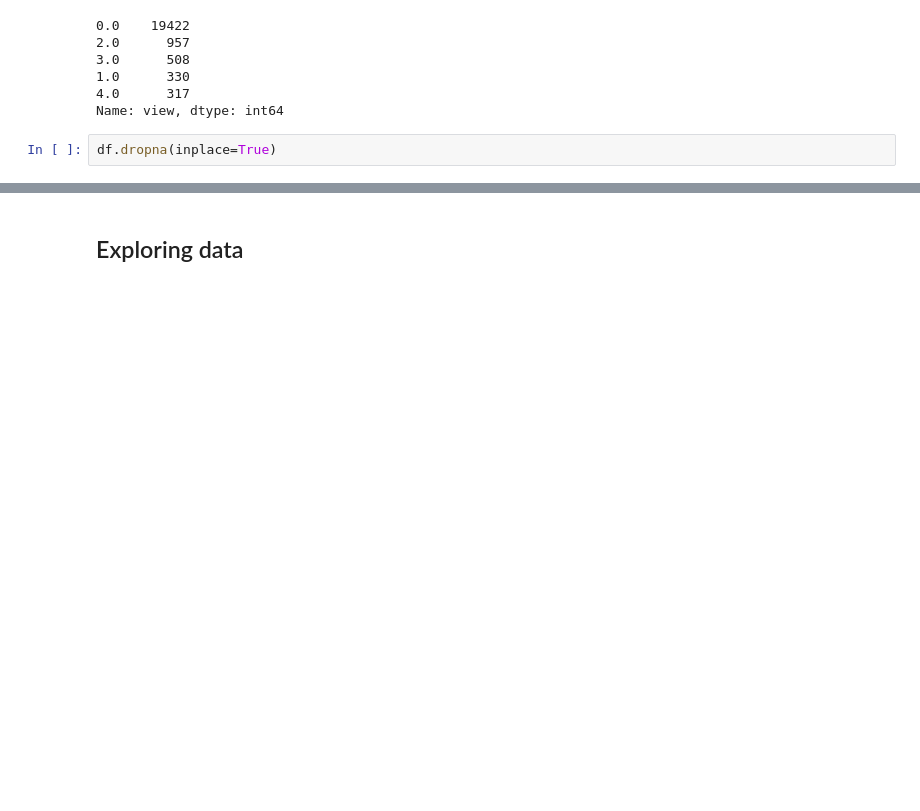
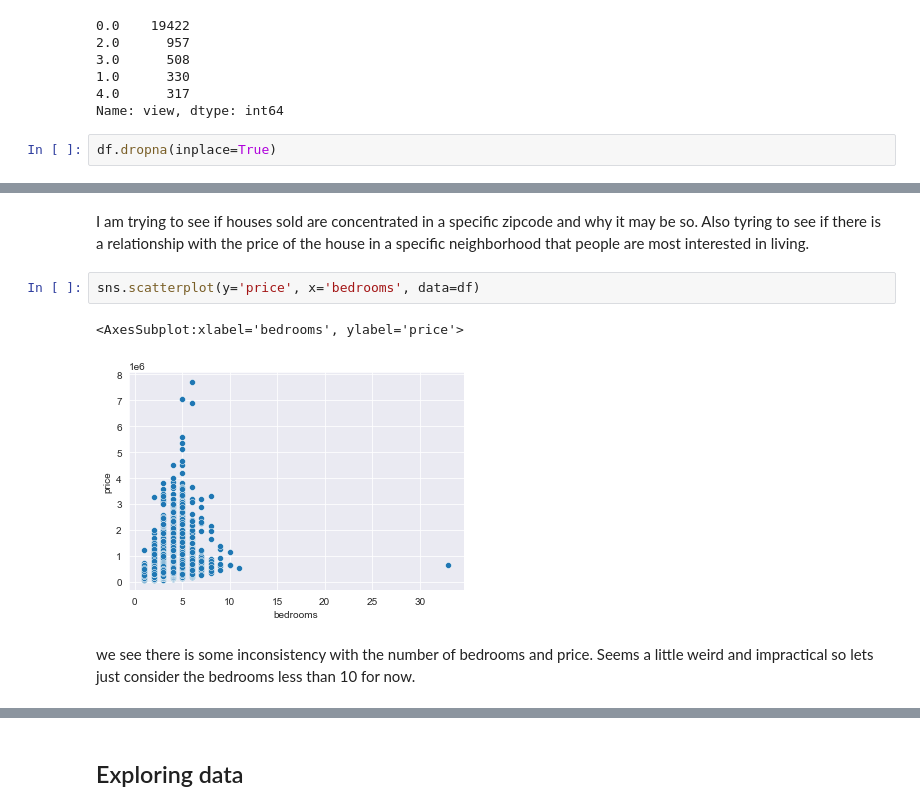
Before and after one commit to Milenaafeworki/house_sale_model, a Jupyter notebook: notebook.ipynb, the cells around one changed output, grey strips where cells are left out. Saved outputs shown, nothing was run; the diff lists cells and outputs as text; blank space fills up the shorter version.

```diff
--- a/notebook.ipynb
+++ b/notebook.ipynb
@@ -695,0 +714,9 @@ ok, now our data looks all clean. Moving on to the next step would be to explore
+# %% [markdown]
+I am trying to see if houses sold are concentrated in a specific zipcode and why it may be so. Also tyring to see if there is a relationship with the price of the house in a specific neighborhood that people are most interested in living.
+# %%
+sns.scatterplot(y='price', x='bedrooms', data=df)
+# %% [output]
+<AxesSubplot:xlabel='bedrooms', ylabel='price'>
+[figure, added]
+# %% [markdown]
+we see there is some inconsistency with the number of bedrooms and price. Seems a little weird and impractical so lets just consider the bedrooms less than 10 for now.
```
Also changed, not shown: parts of 95 cells of this notebook, 3 other files.
